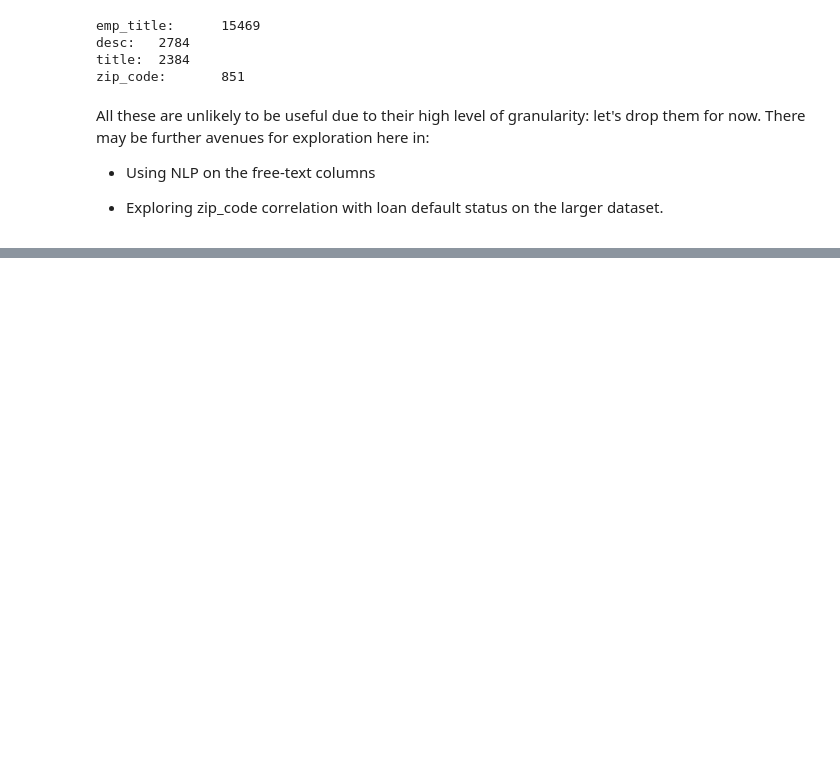
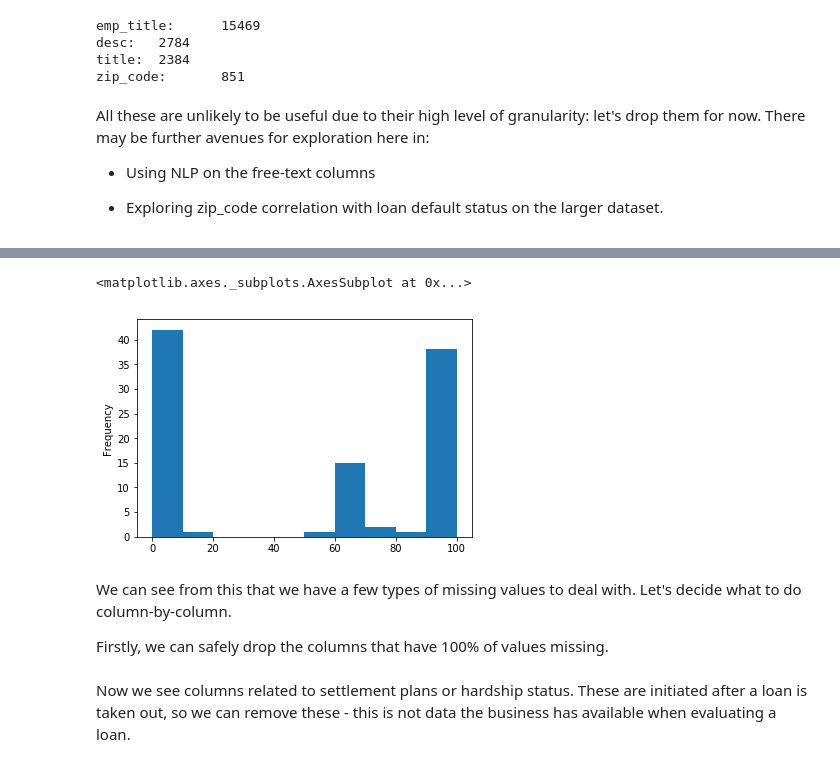
Before and after one commit to andmikey/lendingclub-analysis, a Jupyter notebook: notebooks/exploratory/190912-mandrejc-explore-data.ipynb, the cells around one changed output, grey strips where cells are left out. Saved outputs shown, nothing was run; the diff lists cells and outputs as text; code cells hidden in the pictures; blank space fills up the shorter version.

Commit message:
Begin working through missing values

```diff
--- a/notebooks/exploratory/190912-mandrejc-explore-data.ipynb
+++ b/notebooks/exploratory/190912-mandrejc-explore-data.ipynb
@@ -271,0 +295,6 @@ df.select_dtypes('object').head()
+# %%
+for col in ["issue_d", "earliest_cr_line", "last_pymnt_d", "next_pymnt_d", "last_credit_pull_d",
+           "hardship_start_date", "hardship_end_date", "payment_plan_start_date",
+            "debt_settlement_flag_date", "settlement_date", "sec_app_earliest_cr_line"]:
+    print(col)
+    print(df[col].isnull().sum())
@@ -354,3 +400,5 @@ All these are unlikely to be useful due to their high level of granularity: let'
 - Using NLP on the free-text columns
 
 - Exploring zip_code correlation with loan default status on the larger dataset.
+# %%
+df.drop(columns = ["emp_title", "desc", "title", "zip_code"], inplace = True)
@@ -356,0 +423,23 @@ All these are unlikely to be useful due to their high level of granularity: let'
+# %%
+def missing_values_df(df):
+    missing_dict = {}
+    total_rows = df.shape[0]
+    default_df = df[df["target"]]
+
+    for col in df.columns:
+        missing_values = df[col].isnull().sum()
+        proportion_missing = 100 * (missing_values / total_rows)
+        prop_default = 100 * (default_df[col].isnull().sum() / total_rows)
+        prop_nondefault = 100 - prop_default
+        missing_dict[col] = [missing_values, proportion_missing, prop_default, prop_nondefault]
+
+    missing_df = pd.DataFrame.from_dict(missing_dict, orient='index')
+    missing_df.columns = ["Missing values", "% of total values", "% default", "% non-default"]
+    missing_df.sort_values("Missing values", ascending = False, inplace=True)
+
+    return missing_df[missing_df["Missing values"] > 0]
+# %%
+pd.set_option('display.max_rows', 100)
+missing_df = missing_values_df(df)
+print(missing_values_df(df).shape)
+missing_values_df(df)
@@ -356,0 +465,9 @@ All these are unlikely to be useful due to their high level of granularity: let'
+# %%
+missing_df["% of total values"].plot(kind = "hist")
+# %% [output]
+<matplotlib.axes._subplots.AxesSubplot at 0x...>
+[figure, added]
+# %% [markdown]
+We can see from this that we have a few types of missing values to deal with. Let's decide what to do column-by-column.
+
+Firstly, we can safely drop the columns that have 100% of values missing.
@@ -356,0 +477,2 @@ All these are unlikely to be useful due to their high level of granularity: let'
+# %% [markdown]
+Now we see columns related to settlement plans or hardship status. These are initiated after a loan is taken out, so we can remove these - this is not data the business has available when evaluating a loan.
```
Also changed, not shown: parts of 16 cells of this notebook.
